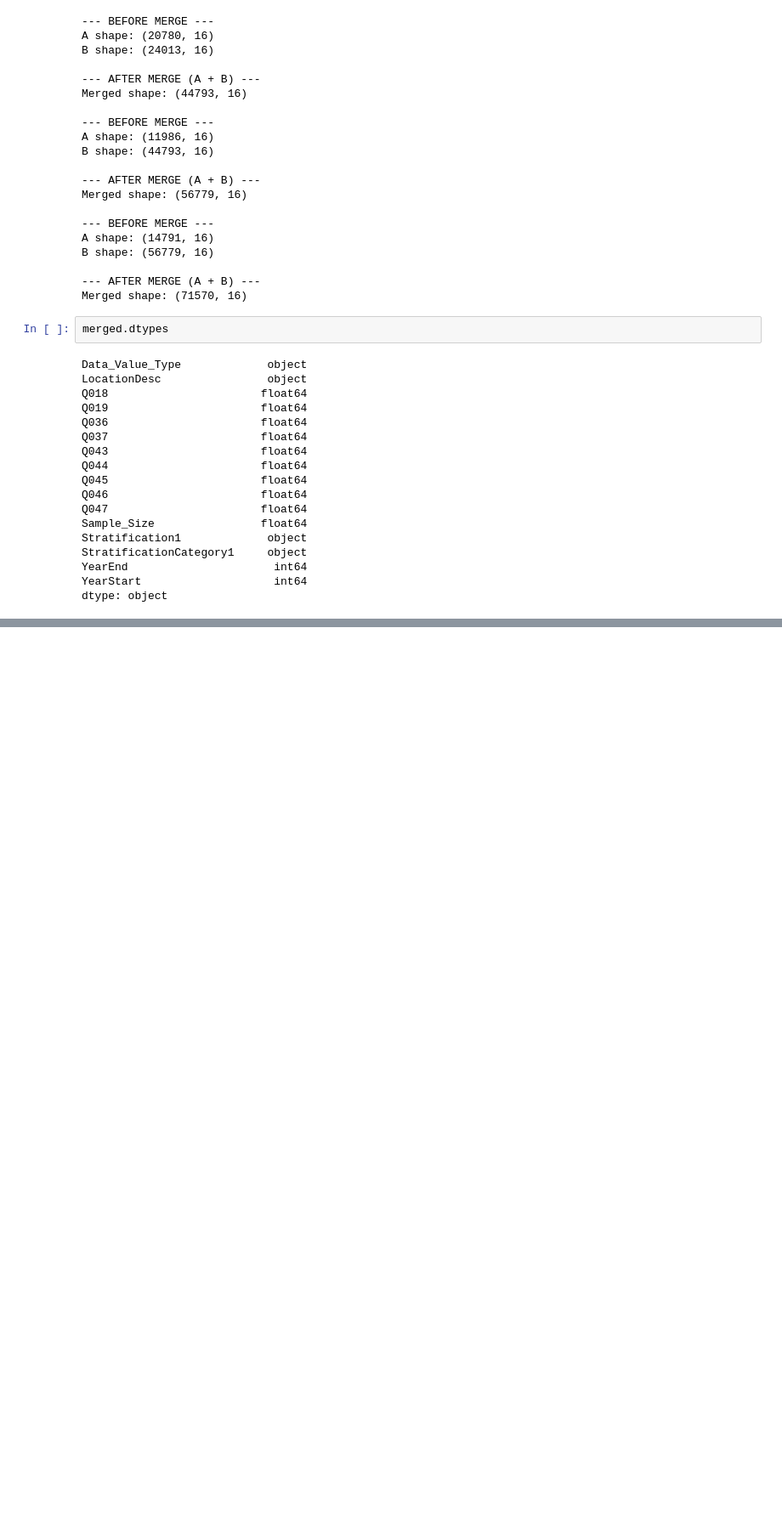
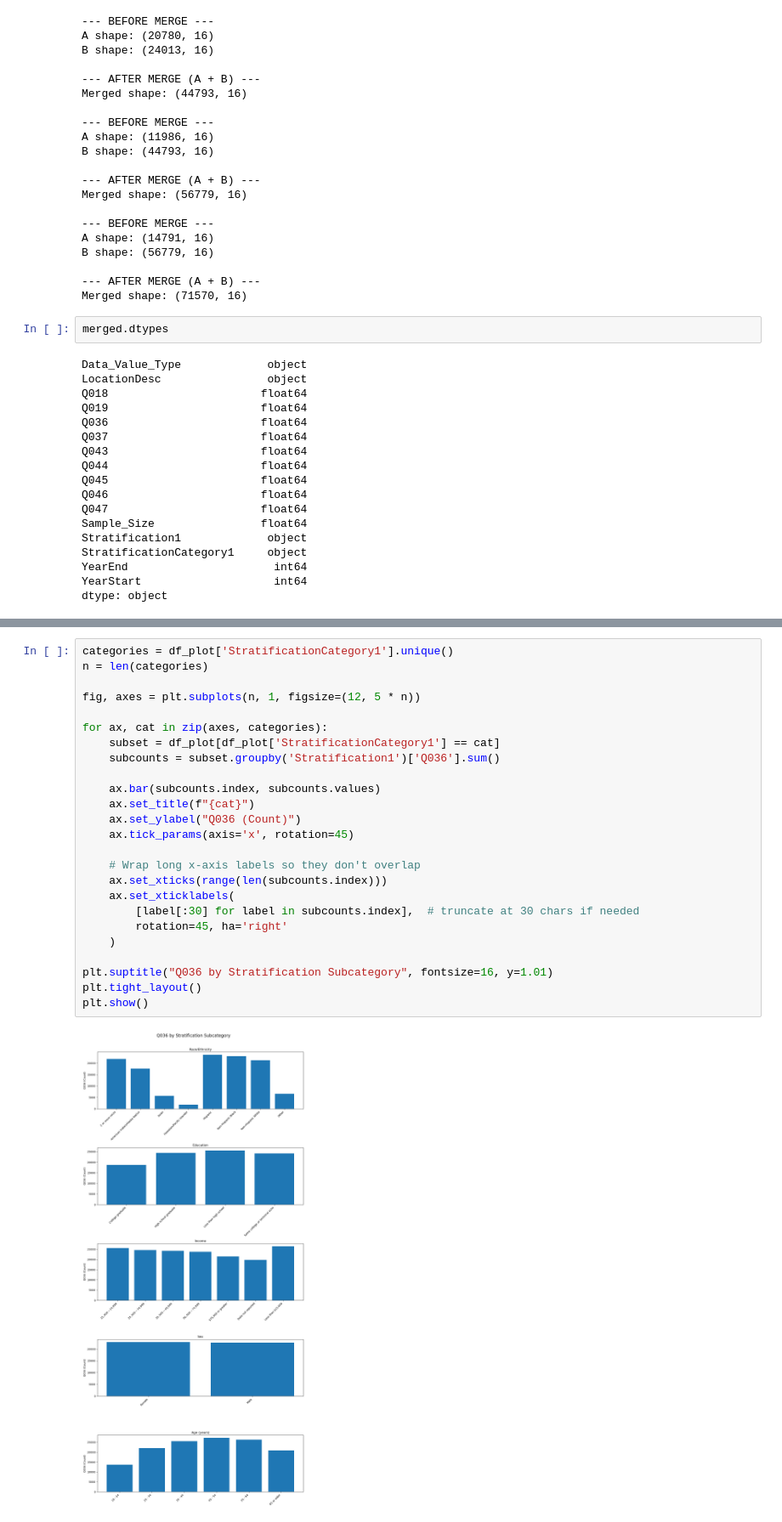
Before and after one commit to Jbdahal/SDS_ASSIGN2, a Jupyter notebook: SDS_ANS2.ipynb, the cells around one changed output, grey strips where cells are left out. Shown at 85% size. Cells and saved outputs as stored; diff of their text form; blank space fills up the shorter version.

```diff
--- a/SDS_ANS2.ipynb
+++ b/SDS_ANS2.ipynb
@@ -344,0 +387,27 @@ plt.show()
+# %%
+categories = df_plot['StratificationCategory1'].unique()
+n = len(categories)
+
+fig, axes = plt.subplots(n, 1, figsize=(12, 5 * n))
+
+for ax, cat in zip(axes, categories):
+    subset = df_plot[df_plot['StratificationCategory1'] == cat]
+    subcounts = subset.groupby('Stratification1')['Q036'].sum()
+
+    ax.bar(subcounts.index, subcounts.values)
+    ax.set_title(f"{cat}")
+    ax.set_ylabel("Q036 (Count)")
+    ax.tick_params(axis='x', rotation=45)
+
+    # Wrap long x-axis labels so they don't overlap
+    ax.set_xticks(range(len(subcounts.index)))
+    ax.set_xticklabels(
+        [label[:30] for label in subcounts.index],  # truncate at 30 chars if needed
+        rotation=45, ha='right'
+    )
+
+plt.suptitle("Q036 by Stratification Subcategory", fontsize=16, y=1.01)
+plt.tight_layout()
+plt.show()
+# %% [output]
+[figure, added]
```
Also changed, not shown: parts of 6 cells of this notebook.
